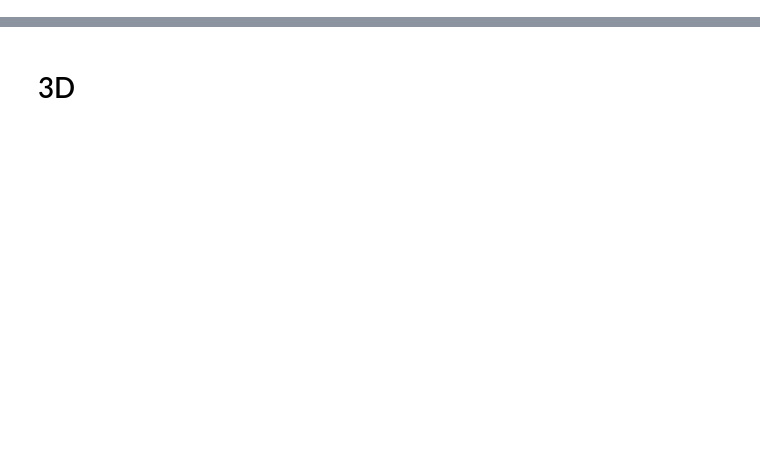
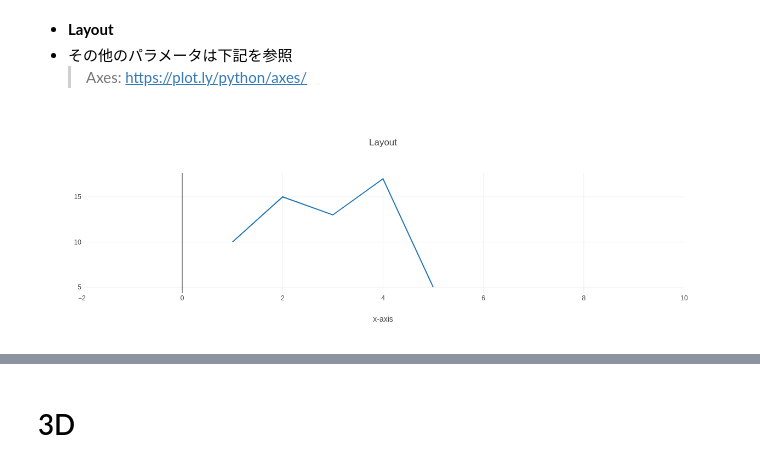
Before and after one commit to fkubota/notebook, a Jupyter notebook: 02_plotly.ipynb, the cells around one changed output, grey strips where cells are left out. Cells and saved outputs as stored; diff of their text form; code cells hidden in the pictures; blank space fills up the shorter version.

```diff
--- a/02_plotly.ipynb
+++ b/02_plotly.ipynb
@@ -27,0 +98,21 @@ Your filename `basic-line` didn't end with .html. Adding .html to the end of you
+# %% [markdown]
+- **Layout**
+- その他のパラメータは下記を参照
+    > Axes: https://plot.ly/python/axes/
+# %%
+trace0 = go.Scatter(x=[1, 2, 3, 4, 5],
+                    y=[10, 15, 13, 17, 5],
+                    mode='lines')
+
+layout = go.Layout(title='Layout',
+                   height=400,
+                   width=400,
+                   xaxis=dict(title='x-axis',
+                   range=[-2, 10]),
+                  )
+
+data = [trace0]
+fig = dict(data=data, layout=layout)
+iplot(fig)
+# %% [output]
+[figure, added]
```
Also changed, not shown: parts of 32 cells of this notebook, 7 other files.
